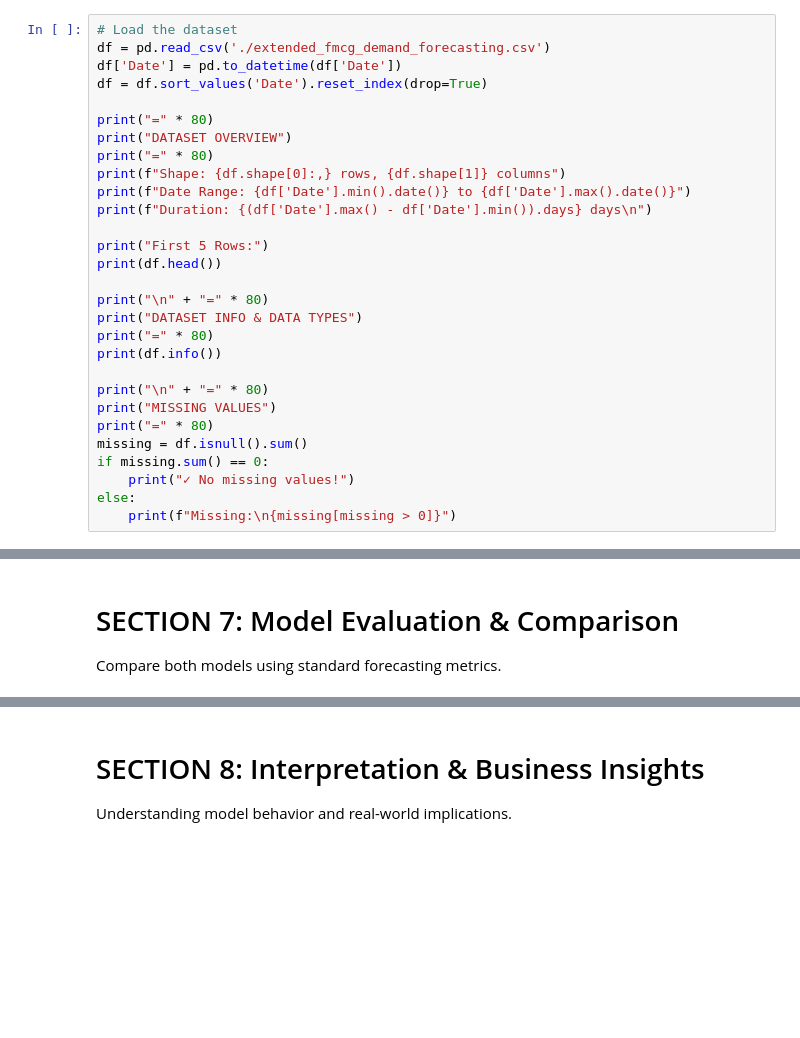
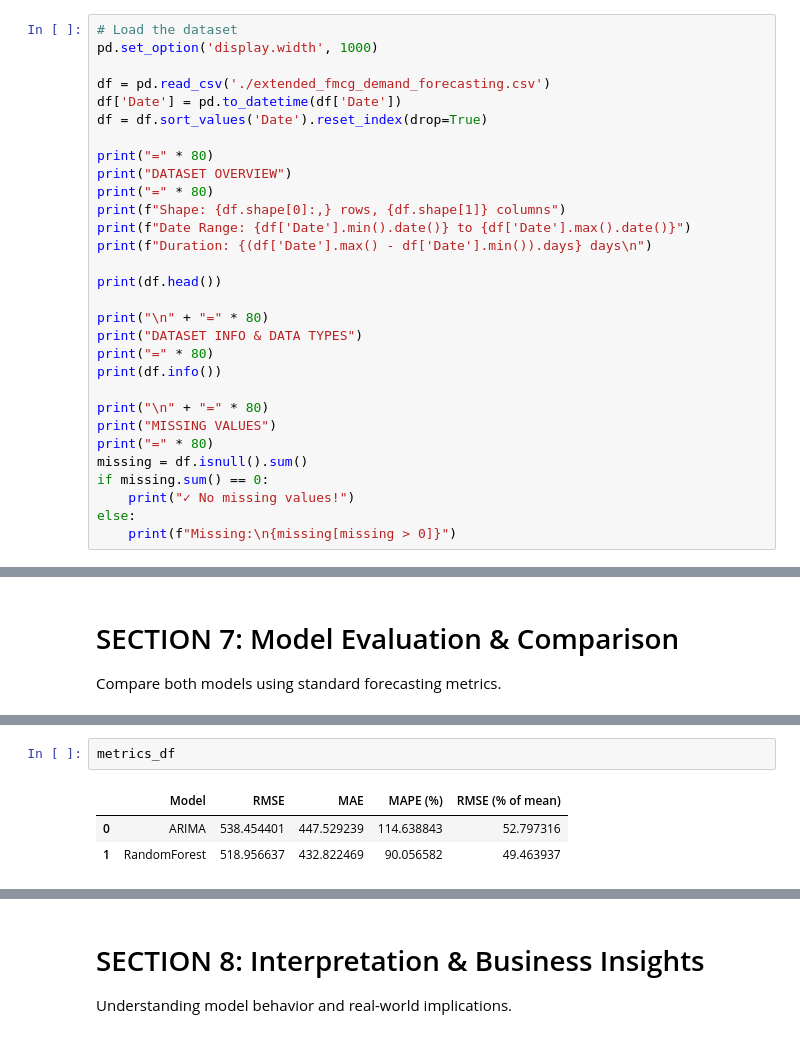
Before and after one commit to hamzasiddiqui10/TimeseriesForecastingFMCG, a Jupyter notebook: FMCG_TimeSeries_Forecasting.ipynb, the cells around one changed output, grey strips where cells are left out. Drawn from its saved outputs; the diff is of its cells as text; blank space fills up the shorter version.

```diff
--- a/FMCG_TimeSeries_Forecasting.ipynb
+++ b/FMCG_TimeSeries_Forecasting.ipynb
@@ -92,6 +94,8 @@ Every time series can be decomposed into four main components:
 Let's load and understand the FMCG demand data.
 # %%
 # Load the dataset
+pd.set_option('display.width', 1000)
+
 df = pd.read_csv('./extended_fmcg_demand_forecasting.csv')
 df['Date'] = pd.to_datetime(df['Date'])
 df = df.sort_values('Date').reset_index(drop=True)
@@ -103,7 +107,6 @@ print(f"Shape: {df.shape[0]:,} rows, {df.shape[1]} columns")
 print(f"Date Range: {df['Date'].min().date()} to {df['Date'].max().date()}")
 print(f"Duration: {(df['Date'].max() - df['Date'].min()).days} days\n")
 
-print("First 5 Rows:")
 print(df.head())
 
 print("\n" + "=" * 80)
@@ -673,3 +873,9 @@ print(metrics_df.to_string(index=False))
+# %%
+metrics_df
+# %% [output]
+|  | Model | RMSE | MAE | MAPE (%) | RMSE (% of mean) |
+| 0 | ARIMA | 538.454401 | 447.529239 | 114.638843 | 52.797316 |
+| 1 | RandomForest | 518.956637 | 432.822469 | 90.056582 | 49.463937 |
 # %%
 # Visualize metric comparison
 fig, axes = plt.subplots(1, 3, figsize=(15, 5))
```
Also changed, not shown: parts of 26 cells of this notebook, 1 other file.
